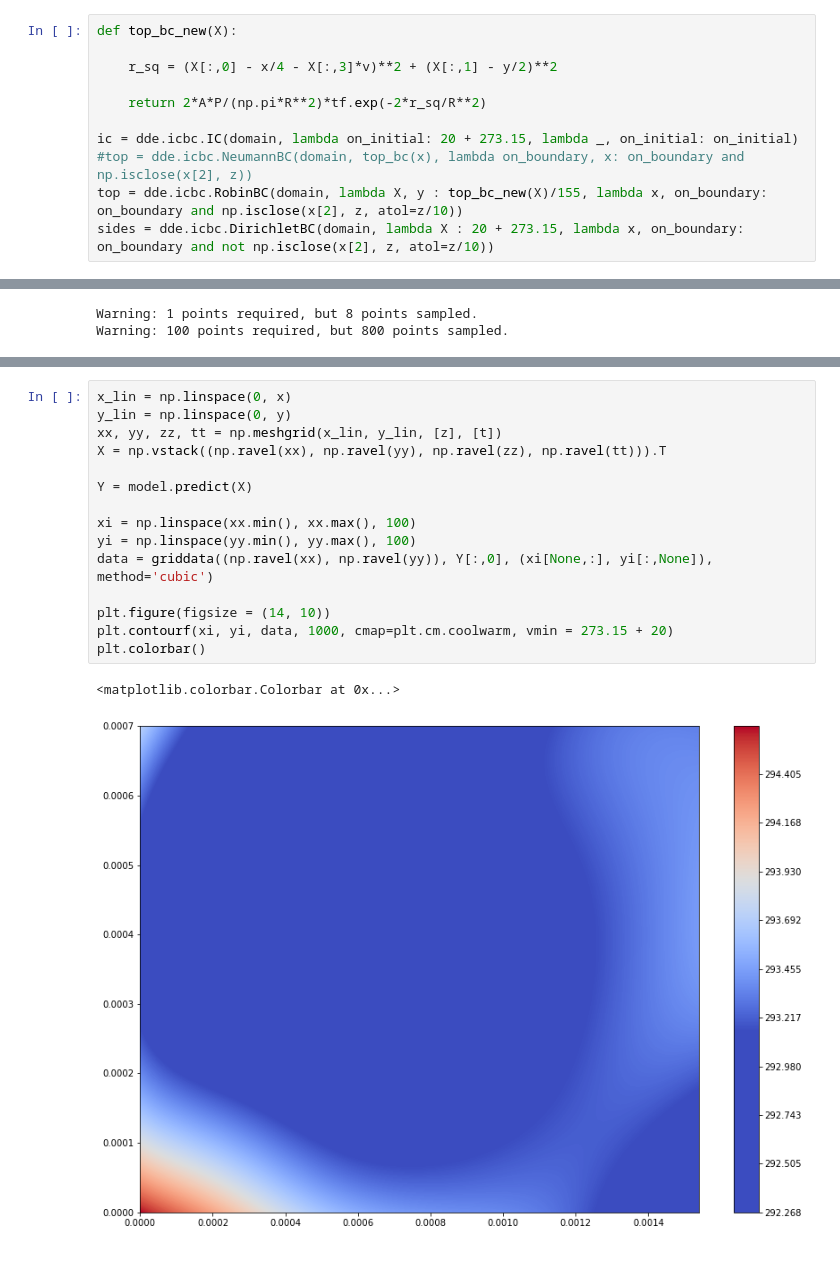
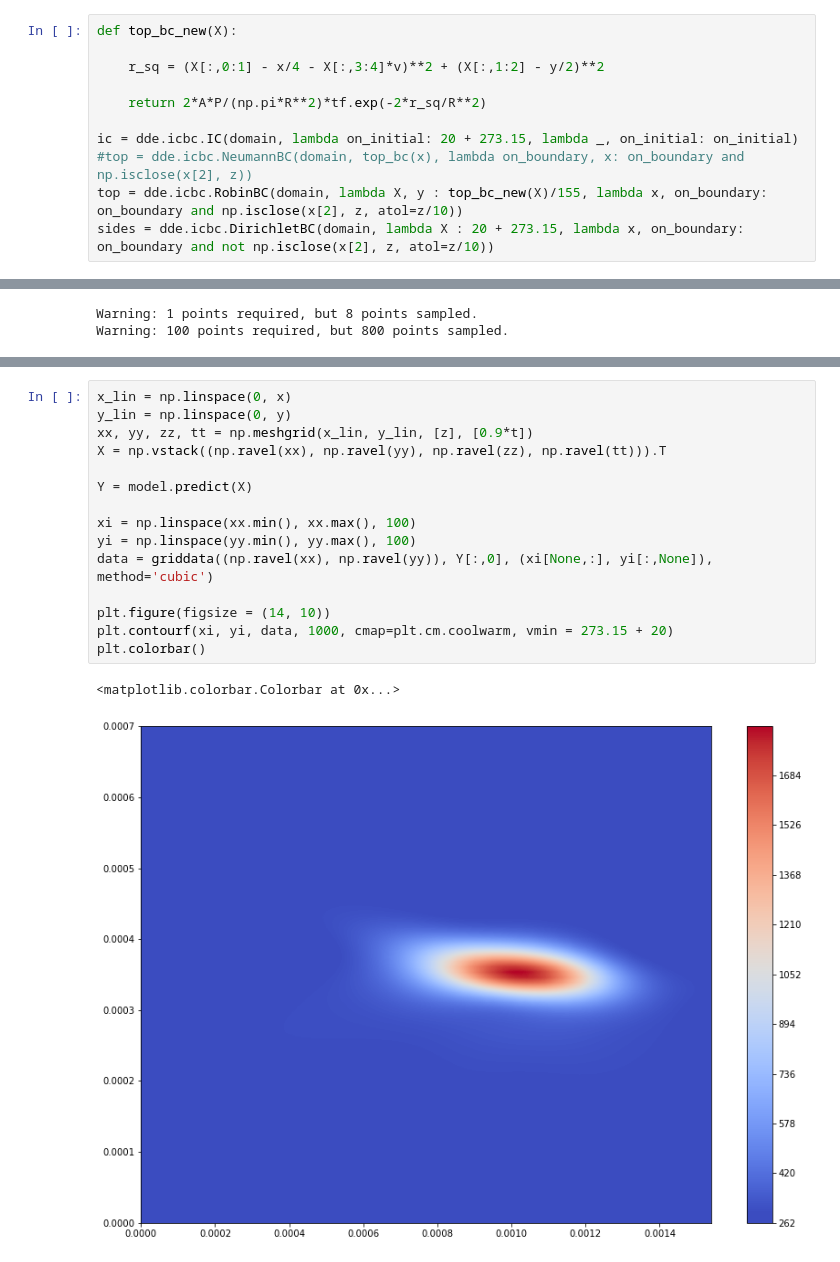
Before and after one commit to snilsn/pinn_slm, a Jupyter notebook: slm.ipynb, the cells around one changed output, grey strips where cells are left out. Cells and saved outputs as stored; diff of their text form.

```diff
--- a/slm.ipynb
+++ b/slm.ipynb
@@ -125,7 +125,7 @@ Defining initial and boundary conditions:
 # %%
 def top_bc_new(X):
 
-    r_sq = (X[:,0] - x/4 - X[:,3]*v)**2 + (X[:,1] - y/2)**2
+    r_sq = (X[:,0:1] - x/4 - X[:,3:4]*v)**2 + (X[:,1:2] - y/2)**2
 
     return 2*A*P/(np.pi*R**2)*tf.exp(-2*r_sq/R**2)
 
@@ -222,21 +227,21 @@ Step      Train loss                                  Test loss
 # %%
 x_lin = np.linspace(0, x)
 y_lin = np.linspace(0, y)
-xx, yy, zz, tt = np.meshgrid(x_lin, y_lin, [z], [t])
+xx, yy, zz, tt = np.meshgrid(x_lin, y_lin, [z], [0.9*t])
 X = np.vstack((np.ravel(xx), np.ravel(yy), np.ravel(zz), np.ravel(tt))).T
 
 Y = model.predict(X)
 
 xi = np.linspace(xx.min(), xx.max(), 100)
 yi = np.linspace(yy.min(), yy.max(), 100)
 data = griddata((np.ravel(xx), np.ravel(yy)), Y[:,0], (xi[None,:], yi[:,None]), method='cubic')
 
 plt.figure(figsize = (14, 10))
 plt.contourf(xi, yi, data, 1000, cmap=plt.cm.coolwarm, vmin = 273.15 + 20)
 plt.colorbar()
 # %% [output]
 <matplotlib.colorbar.Colorbar at 0x...>
-[figure, old version]
+[figure, new version]
 # %%
 dde.optimizers.config.set_LBFGS_options(maxcor=100, ftol=1e-20, gtol=1e-20, maxiter=1000, maxfun=None, maxls=50)
 model.compile('L-BFGS', loss_weights=weights)
```
Also changed, not shown: parts of 3 cells of this notebook.
